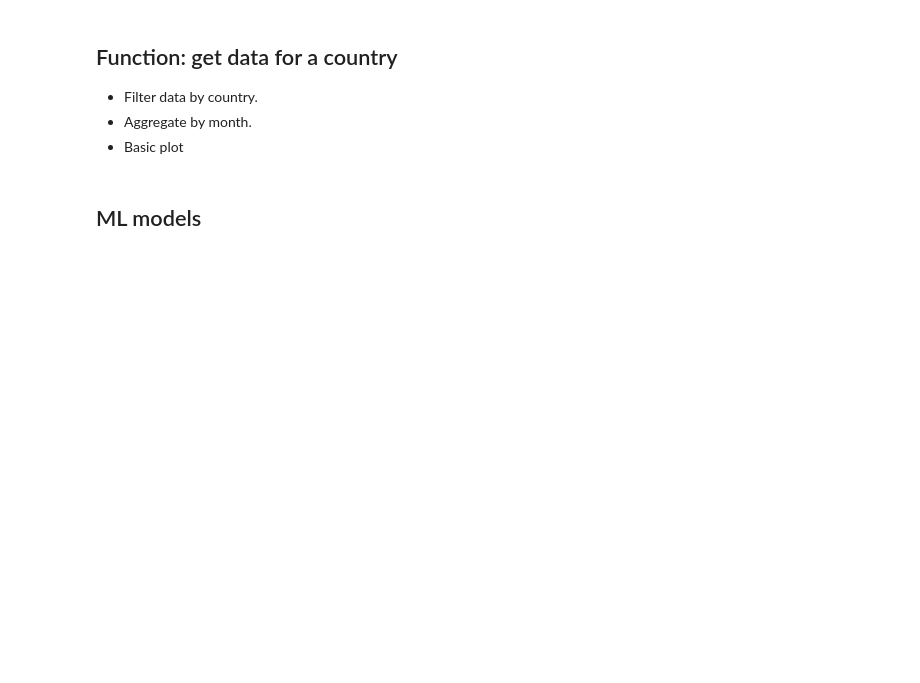
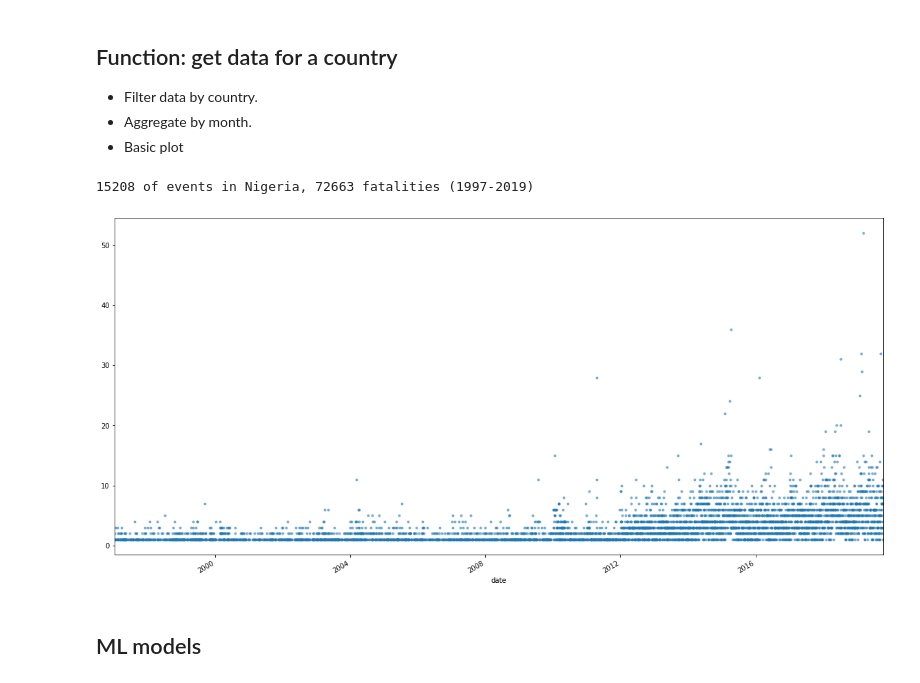
Before and after one commit to cmdelaserna/press-freedom, a Jupyter notebook: notebooks/ACLED data - Africa dataset.ipynb, the cells around one changed output. Cells and saved outputs as stored; diff of their text form; code cells hidden in the pictures; blank space fills up the shorter version.

```diff
--- a/notebooks/ACLED data - Africa dataset.ipynb
+++ b/notebooks/ACLED data - Africa dataset.ipynb
@@ -158,0 +116,5 @@ labels_encoded
+# %%
+# Adding a boolean column for fatalities
+
+df['fatalities_encoded'] = np.where(df['fatalities']>0, '1', '0')
+df.head()
@@ -158,0 +130,4 @@ labels_encoded
+# %%
+# Using get_dummies for values with more than two levels
+
+labels_encoded = pd.get_dummies(labels)
@@ -159,20 +138,41 @@ labels_encoded
+# %%
+df = pd.concat([df, labels_encoded], axis = 1, sort = False)
+# df.iloc[1]
 # %% [markdown]
 ## Function: get data for a country
 - Filter data by country.
 - Aggregate by month.
 - Basic plot
 # %%
-# Function to get data for one specific country
+'''
+Function to get data for one specific country.
+Plot data in a timeline
+Get basic statistics
+'''
 
-def country_data(data, country = ""):
+def country_data(data, name_country = ""):
     global df_country
+    plt.rcParams['figure.figsize'] = (15, 8)
+
     try:
-        df_country = data.query('country == "{}"'.format(country))
-    except:
+        df_country = data.query('country == "{}"'.format(name_country))
+        event_type = df_country.groupby(['date'])['event_type'].count()
+
+        #graph
+        event_type.plot(subplots=True, figsize=(20, 10), style='.', alpha=0.5)
+        print("{} of events in {}, {} fatalities (1997-2019)".\
+              format(df_country['event_type'].count(), name_country, df_country.fatalities.sum()))
+
+    except NameError as e:
         print("Error")
         pass
 
-    return df_country
+#     return df_country, event_type
+# %%
+country_data(df, 'Nigeria')
+# %% [output]
+15208 of events in Nigeria, 72663 fatalities (1997-2019)
+[figure, added]
 # %% [markdown]
 ## ML models
 # %%
```
Also changed, not shown: parts of 13 cells of this notebook.
